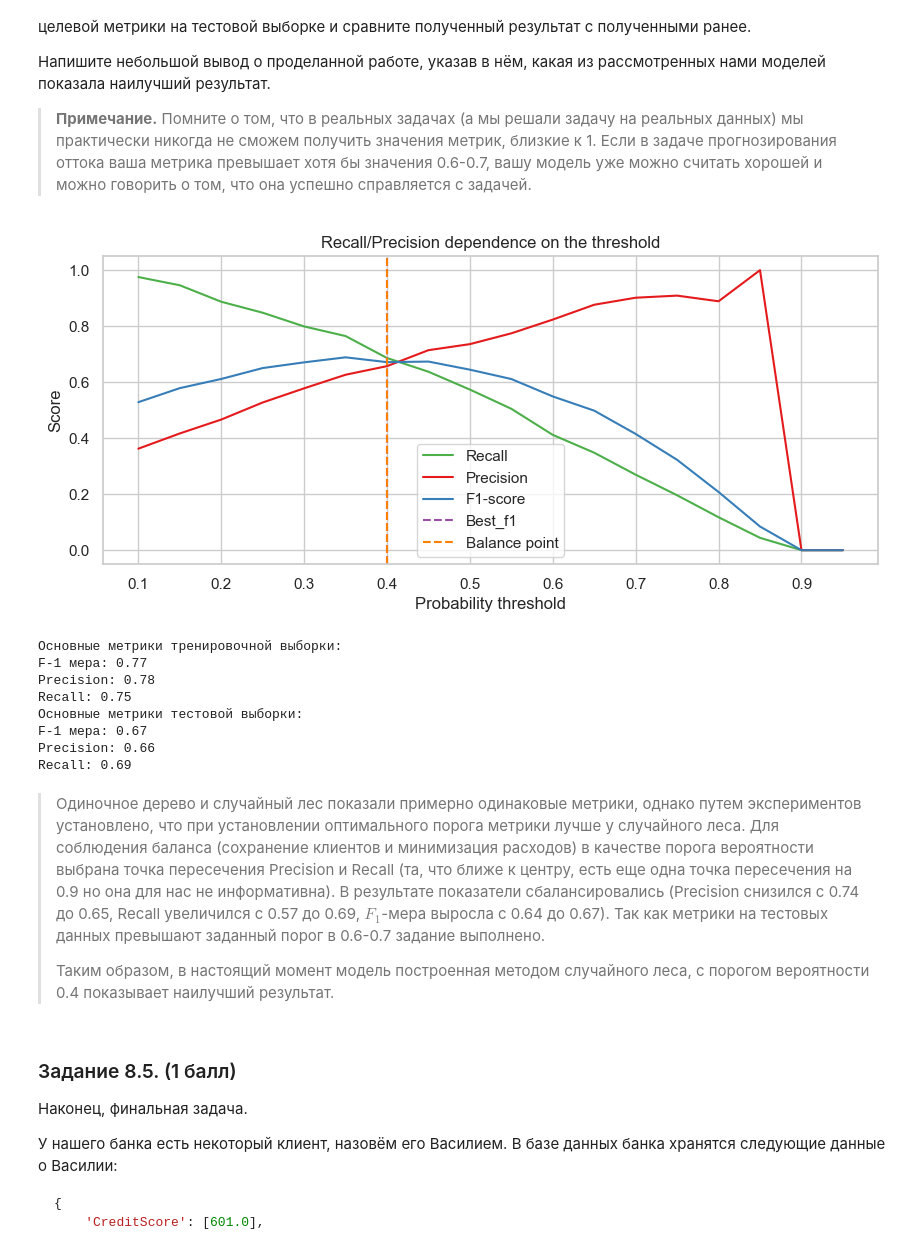
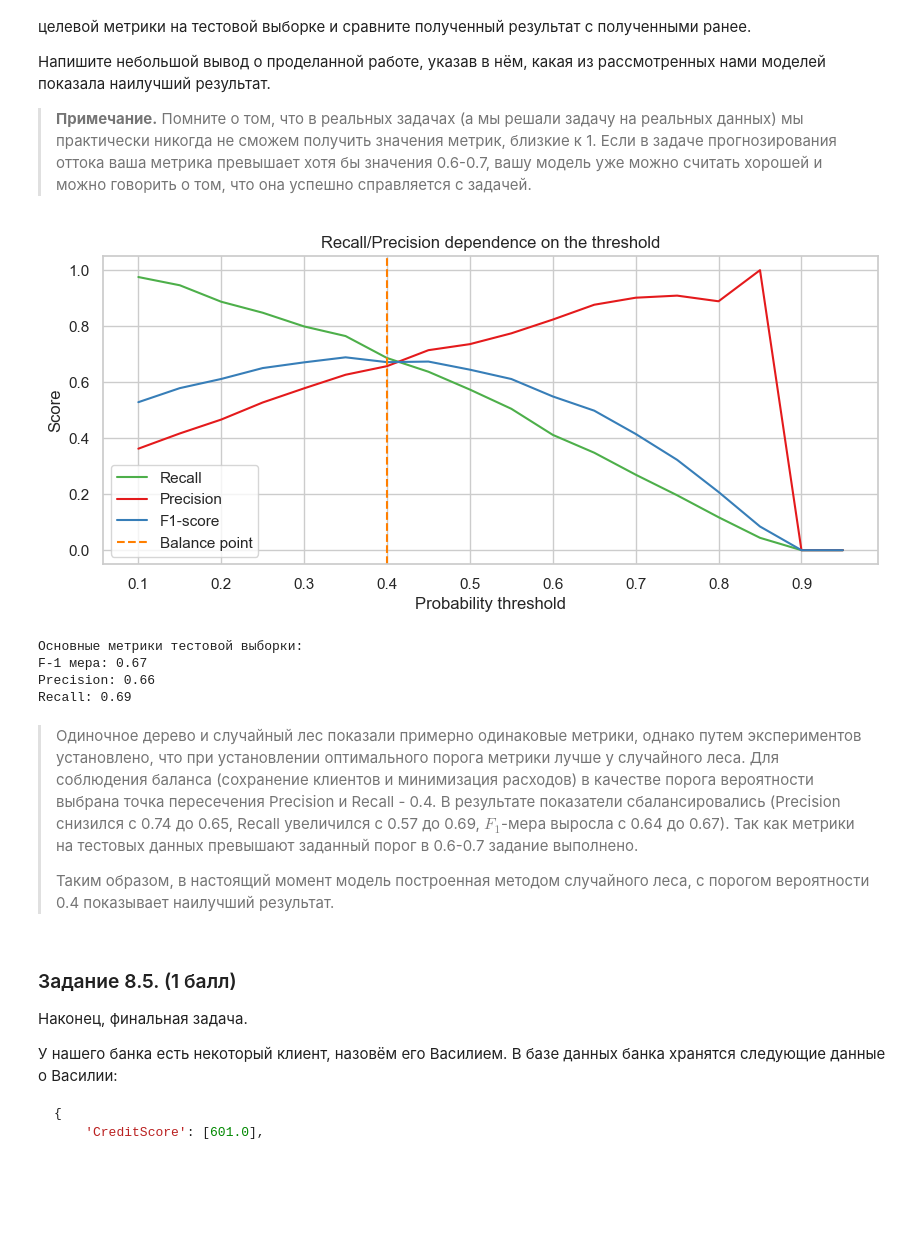
Before and after one commit to emozdir/ML-3.Practice, a Jupyter notebook: ML-3._Практика._Ноутбук-шаблон.ipynb, the cells around one changed output. Drawn from its saved outputs; the diff is of its cells as text; code cells hidden in the pictures; blank space fills up the shorter version.

```diff
--- a/ML-3._Практика._Ноутбук-шаблон.ipynb
+++ b/ML-3._Практика._Ноутбук-шаблон.ipynb
@@ -876,7 +864,6 @@ for threshold in thresholds:
 > **Примечание.** Помните о том, что в реальных задачах (а мы решали задачу на реальных данных) мы практически никогда не сможем получить значения метрик, близкие к 1. Если в задаче прогнозирования оттока ваша метрика превышает хотя бы значения 0.6-0.7, вашу модель уже можно считать хорошей и можно говорить о том, что она успешно справляется с задачей.
 # %%
 # Делаем предсказание вероятности оттока для каждого клиента из тестовой выборки
-y_train_proba_pred = pd.Series(rf.predict_proba(X_train)[:, 1])
 y_test_proba_pred = pd.Series(rf.predict_proba(X_test)[:, 1])
 # Создадим списки, в которых будем хранить значения метрик
 recall_scores = []
@@ -895,61 +882,45 @@ for threshold in thresholds:
 
 # Найдем точку, где Precision и Recall максимально близки
 diff_scores = [abs(precision - recall) for precision, recall in zip(precision_scores, recall_scores)]
-#filtered_thresholds = thresholds[thresholds <= 0.7]
+# Ограничила до 0,7
 diff_scores = np.array(diff_scores)[thresholds <= 0.7]
 balanced_threshold = thresholds[np.argmin(diff_scores)]
 
 # Визуализируем метрики при различных threshold
-fig, ax = plt.subplots(figsize=(10, 4)) # фигура + координатная плоскость
+fig, ax = plt.subplots(figsize=(10, 4))
 # Строим линейный график зависимости recall от threshold
 ax.plot(thresholds, recall_scores, label='Recall')
 # Строим линейный график зависимости precision от threshold
 ax.plot(thresholds, precision_scores, label='Precision')
 # Строим линейный график зависимости F1 от threshold
 ax.plot(thresholds, f1_scores, label='F1-score')
-# Покажем лучший f-1 и сбалансированный порог
-ax.axvline(x=best_f1, linestyle='--', color=colors[3], label=f'Best_f1')
+# Покажем сбалансированный порог
 ax.axvline(x=balanced_threshold, linestyle='--', color=colors[4], label=f'Balance point')
 # Даем графику название и подписи осям
 ax.xaxis.set_major_locator(plt.MultipleLocator(0.1))
 ax.set_title('Recall/Precision dependence on the threshold')
 ax.set_xlabel('Probability threshold')
 ax.set_ylabel('Score')
 ax.legend()
 plt.show()
 
-"""
-Так как основная задача все таки не максимальная f-1 метрика,
-а баланс метрик recall и precision использовать буду порог - 0,45...(balanced_threshold)
-"""
-# Людей, вероятность ухода которых из банка больше 0.45 относим к классу 1
+# Людей, вероятность ухода которых из банка больше balanced_threshold относим к классу 1
 # В противном случае - к классу 0
-y_train_predict_opt = y_train_proba_pred.apply(lambda x: 1 if x > balanced_threshold else 0)
 y_test_predict_opt = y_test_proba_pred.apply(lambda x: 1 if x > balanced_threshold else 0)
 
-# Вывод основных метрик тренировочной выборки
-print('Основные метрики тренировочной выборки:')
-print('F-1 мера: {:.2f}'.format(metrics.f1_score(y_train, y_train_predict_opt)))
-print('Precision: {:.2f}'.format(metrics.precision_score(y_train, y_train_predict_opt)))
-print('Recall: {:.2f}'.format(metrics.recall_score(y_train, y_train_predict_opt)))
-
-# Вывод основных метрик тестовой выборки
+# Вывод основных метрик
 print('Основные метрики тестовой выборки:')
 print('F-1 мера: {:.2f}'.format(metrics.f1_score(y_test, y_test_predict_opt)))
 print('Precision: {:.2f}'.format(metrics.precision_score(y_test, y_test_predict_opt)))
 print('Recall: {:.2f}'.format(metrics.recall_score(y_test, y_test_predict_opt)))
 # %% [output]
-[figure, old version]
+[figure, new version]
-Основные метрики тренировочной выборки:
-F-1 мера: 0.77
-Precision: 0.78
-Recall: 0.75
 Основные метрики тестовой выборки:
 F-1 мера: 0.67
 Precision: 0.66
 Recall: 0.69
 # %% [markdown]
-> Одиночное дерево и случайный лес показали примерно одинаковые метрики, однако путем экспериментов установлено, что при установлении оптимального порога метрики лучше у случайного леса. Для соблюдения баланса (сохранение клиентов и минимизация расходов) в качестве порога вероятности выбрана точка пересечения Precision и Recall (та, что ближе к центру, есть еще одна точка пересечения на 0.9 но она для нас не информативна). В результате показатели сбалансировались (Precision снизился с 0.74 до 0.65, Recall увеличился с 0.57 до 0.69, $F_1$-мера выросла с 0.64 до 0.67). Так как метрики на тестовых данных превышают заданный порог в 0.6-0.7 задание выполнено.
+> Одиночное дерево и случайный лес показали примерно одинаковые метрики, однако путем экспериментов установлено, что при установлении оптимального порога метрики лучше у случайного леса. Для соблюдения баланса (сохранение клиентов и минимизация расходов) в качестве порога вероятности выбрана точка пересечения Precision и Recall - 0.4. В результате показатели сбалансировались (Precision снизился с 0.74 до 0.65, Recall увеличился с 0.57 до 0.69, $F_1$-мера выросла с 0.64 до 0.67). Так как метрики на тестовых данных превышают заданный порог в 0.6-0.7 задание выполнено.
 >
 > Таким образом, в настоящий момент модель построенная методом случайного леса, с порогом вероятности 0.4 показывает наилучший результат.
 # %% [markdown]
```
Also changed, not shown: parts of 4 cells of this notebook.
